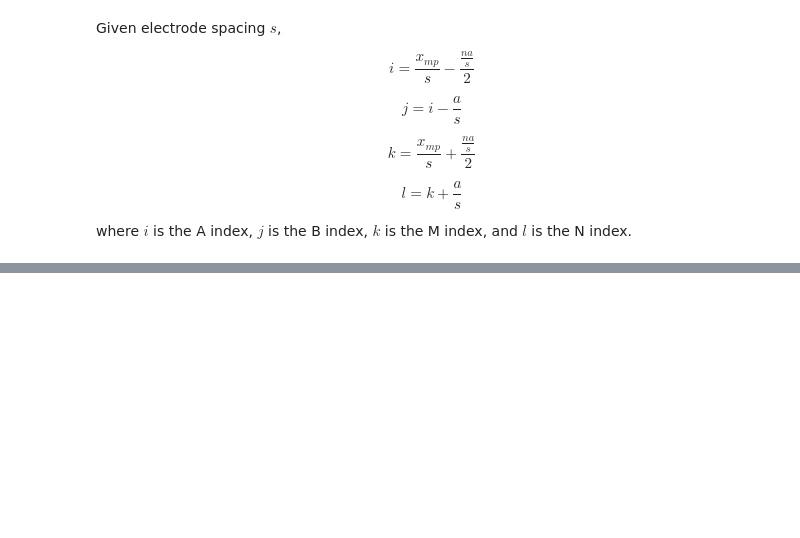
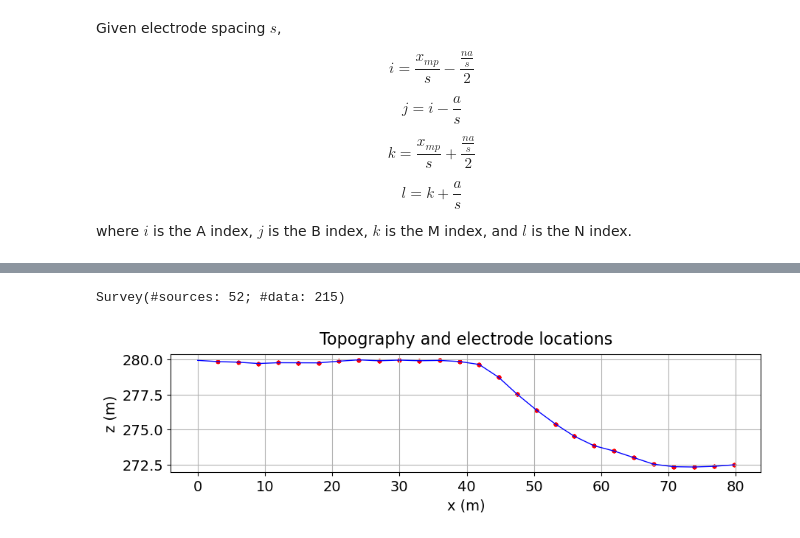
Before and after one commit to rbcmendoza/eosc-556b-project, a Jupyter notebook: phase1.ipynb, the cells around one changed output, grey strips where cells are left out. Saved outputs shown, nothing was run; the diff lists cells and outputs as text; code cells hidden in the pictures; blank space fills up the shorter version.

Commit message:
Now able to extract ABMN locations and pseudo-locations from raw data files (.stg and .trn).

```diff
--- a/phase1.ipynb
+++ b/phase1.ipynb
@@ -202,0 +236,4 @@ where $i$ is the A index, $j$ is the B index, $k$ is the M index, and $l$ is the
+# %%
+locations_n_indices = locations_m_indices + (raw_data.loc[:,'a'] / s)
+locations_n_indices = locations_n_indices.astype(int)
+# locations_n_indices
@@ -202,0 +260,3 @@ where $i$ is the A index, $j$ is the B index, $k$ is the M index, and $l$ is the
+# %%
+n = len(apparent_resistivities)
+n
@@ -202,0 +265,6 @@ where $i$ is the A index, $j$ is the B index, $k$ is the M index, and $l$ is the
+# %%
+# Initialize locations arrays
+locations_a = np.zeros((n,2))
+locations_b = np.zeros((n,2))
+locations_m = np.zeros((n,2))
+locations_n = np.zeros((n,2))
@@ -202,0 +289,6 @@ where $i$ is the A index, $j$ is the B index, $k$ is the M index, and $l$ is the
+# %%
+for i in range(len(apparent_resistivities)):
+    locations_a[i] = [topo_2d.loc[np.array(locations_a_indices)[i],'x'], topo_2d.loc[np.array(locations_a_indices)[i],'z']]
+    locations_b[i] = [topo_2d.loc[np.array(locations_b_indices)[i],'x'], topo_2d.loc[np.array(locations_b_indices)[i],'z']]
+    locations_m[i] = [topo_2d.loc[np.array(locations_m_indices)[i],'x'], topo_2d.loc[np.array(locations_m_indices)[i],'z']]
+    locations_n[i] = [topo_2d.loc[np.array(locations_n_indices)[i],'x'], topo_2d.loc[np.array(locations_n_indices)[i],'z']]
@@ -202,0 +319,18 @@ where $i$ is the A index, $j$ is the B index, $k$ is the M index, and $l$ is the
+# %%
+survey
+# %% [output]
+Survey(#sources: 52; #data: 215)
+# %%
+fig = plt.figure(figsize=(10, 2))
+ax = fig.add_axes([0.1, 0.1, 0.8, 0.8])
+ax.plot(topo_2d['x'], topo_2d['z'], color="b", linewidth=1)
+ax.scatter(locations_a[:,0], locations_a[:,1], 8, "r")
+ax.scatter(locations_n[:,0], locations_n[:,1], 8, "r")
+# ax.set_xlim([x_topo.min(), x_topo.max()])
+ax.set_xlabel("x (m)", labelpad=5)
+ax.set_ylabel("z (m)", labelpad=5)
+ax.grid(True)
+ax.set_title("Topography and electrode locations", fontsize=16, pad=10)
+plt.show(fig)
+# %% [output]
+[figure, added]
```
Also changed, not shown: parts of 16 cells of this notebook.
